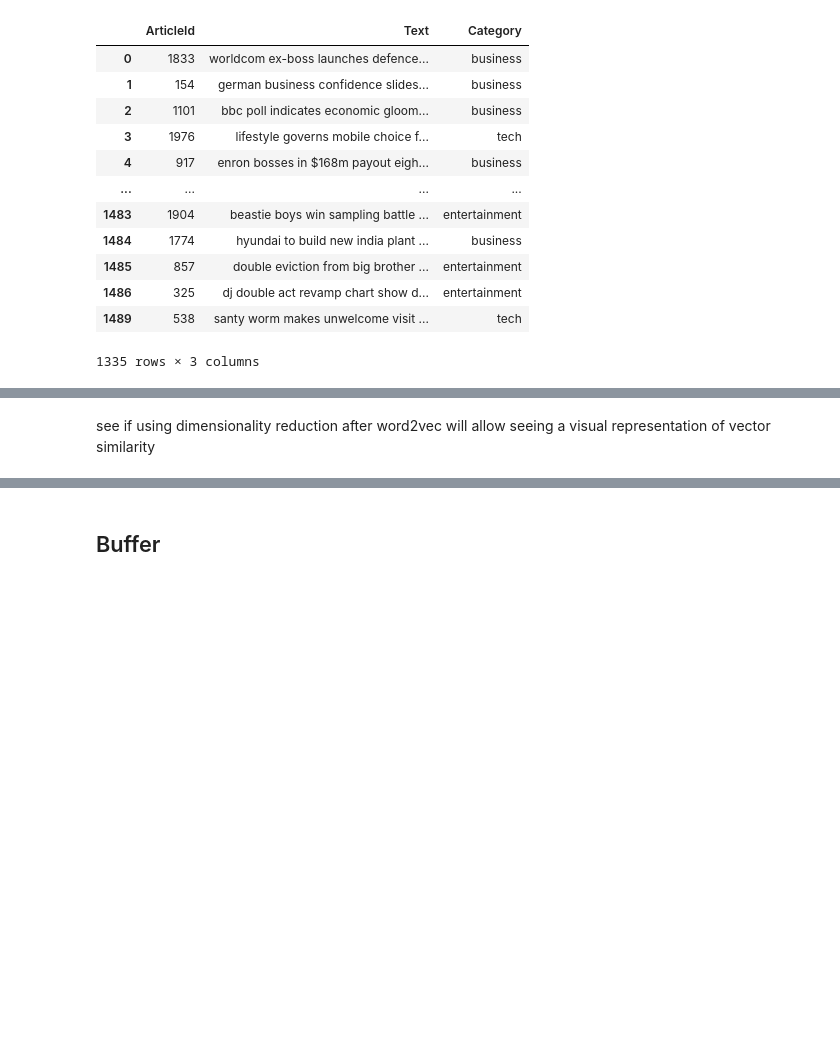
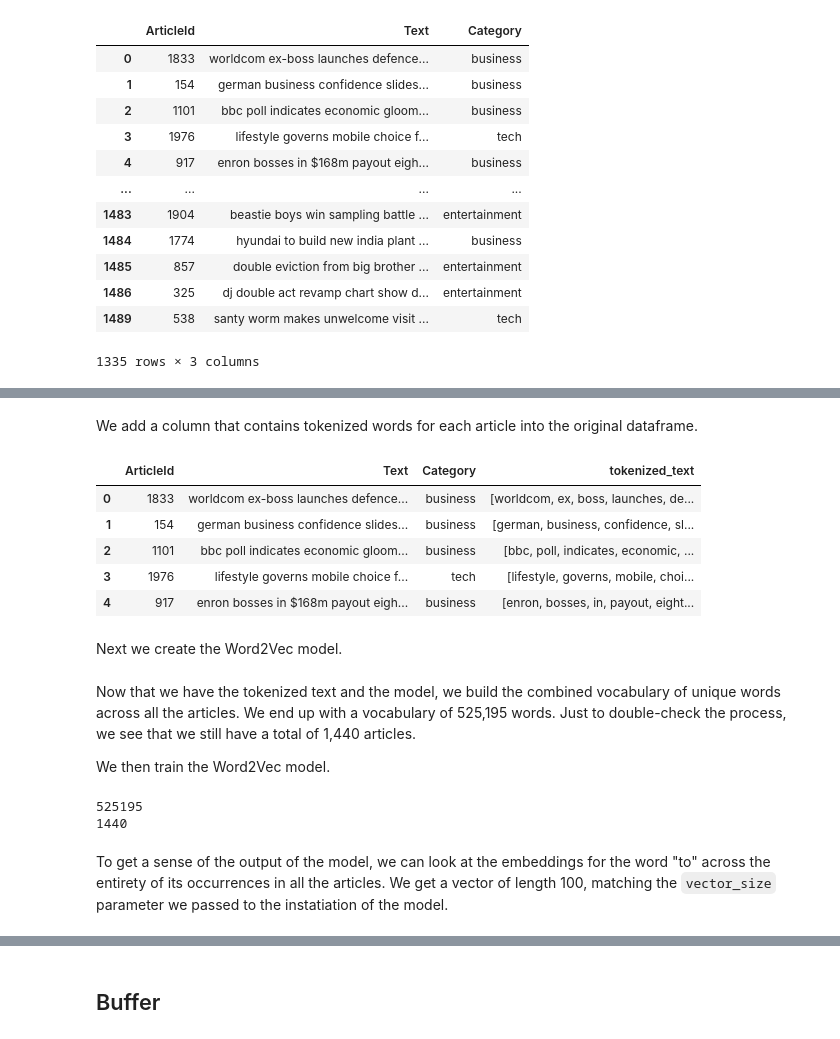
Before and after one commit to jhleakakos/msds-bbc-news-classification, a Jupyter notebook: classify_me_bbc.ipynb, the cells around one changed output, grey strips where cells are left out. Cells and saved outputs as stored; diff of their text form; code cells hidden in the pictures; blank space fills up the shorter version.

```diff
--- a/classify_me_bbc.ipynb
+++ b/classify_me_bbc.ipynb
@@ -145,8 +148,4 @@ Index: []
 | 1486 | 325 | dj double act revamp chart show d... | entertainment |
 | 1489 | 538 | santy worm makes unwelcome visit ... | tech |
 1335 rows × 3 columns
-# %%
-df['Text'] = df['Text'].str.replace(r'\s+[A-Za-z]\s+]', '', regex=True)
-df['Text'] = df['Text'].str.replace(r'^[A-Za-z]\s+]', '', regex=True)
-df['Text'] = df['Text'].str.replace(r'\s+[A-Za-z]$]', '', regex=True)
 # %% [markdown]
@@ -208,2 +239,14 @@ Note that there are still more pieces to this process such as negative sampling
-# %% [markdown]
-see if using dimensionality reduction after word2vec will allow seeing a visual representation of vector similarity
+# %% [markdown]
+We add a column that contains tokenized words for each article into the original dataframe.
+# %%
+df['tokenized_text'] = df['Text'].apply(simple_preprocess)
+df.head()
+# %% [output]
+|  | ArticleId | Text | Category | tokenized_text |
+| 0 | 1833 | worldcom ex-boss launches defence... | business | [worldcom, ex, boss, launches, de... |
+| 1 | 154 | german business confidence slides... | business | [german, business, confidence, sl... |
+| 2 | 1101 | bbc poll indicates economic gloom... | business | [bbc, poll, indicates, economic, ... |
+| 3 | 1976 | lifestyle governs mobile choice f... | tech | [lifestyle, governs, mobile, choi... |
+| 4 | 917 | enron bosses in $168m payout eigh... | business | [enron, bosses, in, payout, eight... |
+# %% [markdown]
+Next we create the Word2Vec model.
@@ -209,0 +260,11 @@ see if using dimensionality reduction after word2vec will allow seeing a visual
+# %% [markdown]
+Now that we have the tokenized text and the model, we build the combined vocabulary of unique words across all the articles. We end up with a vocabulary of 525,195 words. Just to double-check the process, we see that we still have a total of 1,440 articles.
+
+We then train the Word2Vec model.
+# %%
+w2vmodel.build_vocab(df['tokenized_text'])
+print(w2vmodel.corpus_total_words)
+print(w2vmodel.corpus_count)
+# %% [output]
+525195
+1440
@@ -209,0 +277,2 @@ see if using dimensionality reduction after word2vec will allow seeing a visual
+# %% [markdown]
+To get a sense of the output of the model, we can look at the embeddings for the word "to" across the entirety of its occurrences in all the articles. We get a vector of length 100, matching the `vector_size` parameter we passed to the instatiation of the model.
```
Also changed, not shown: parts of 18 cells of this notebook.
